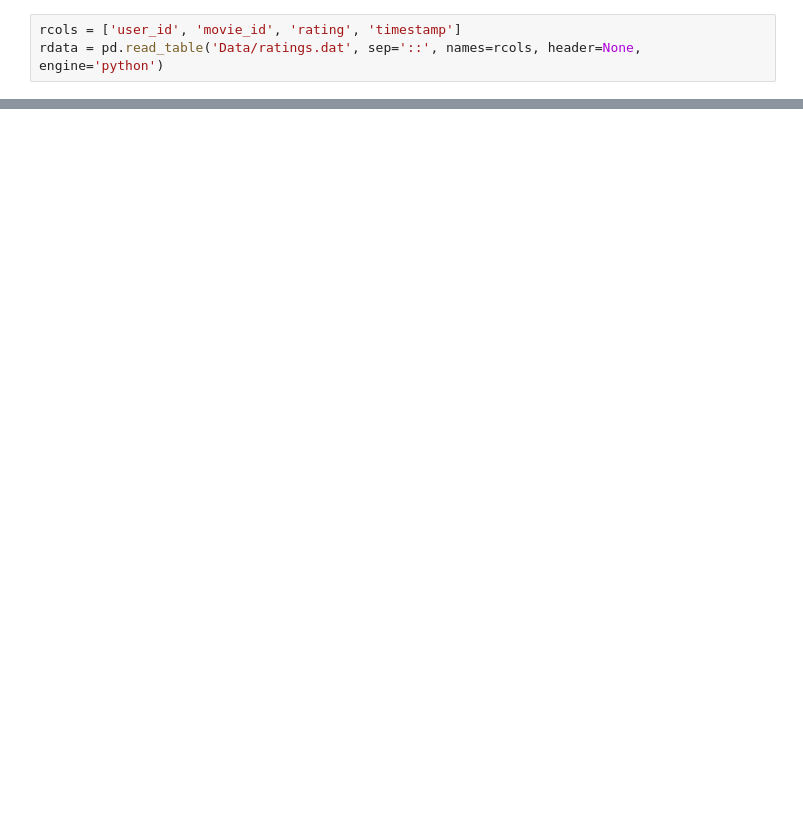
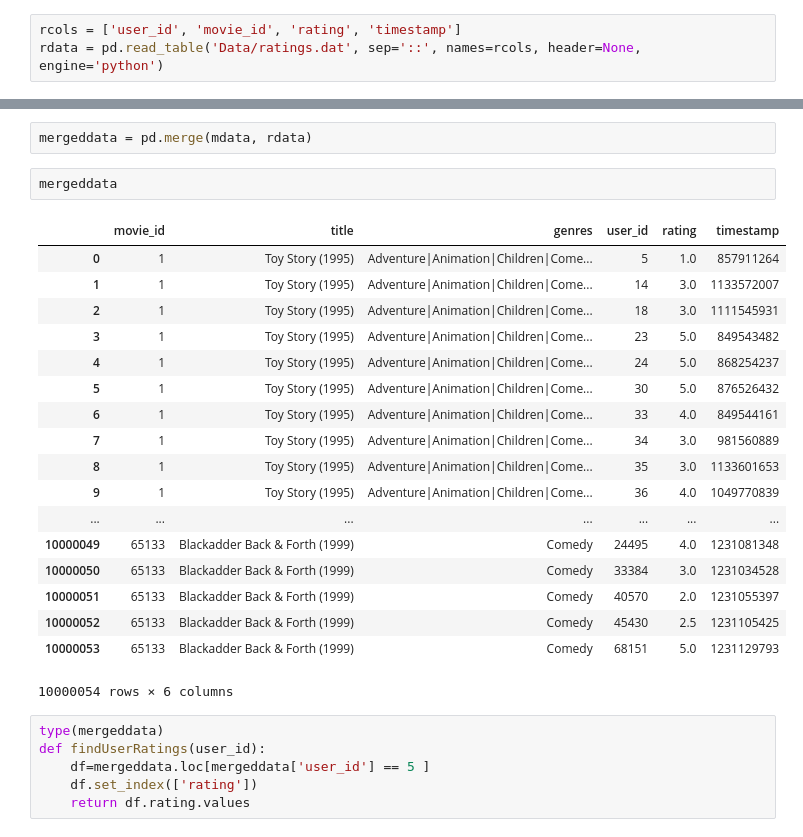
Before and after one commit to Bogazici-SWE546-Spring2016/SWE546_Final_Project, a Jupyter notebook: SinanGokdeniz_SWE546FinalProject.ipynb, the cells around one changed output, grey strips where cells are left out. Cells and saved outputs as stored; diff of their text form; blank space fills up the shorter version.

```diff
--- a/SinanGokdeniz_SWE546FinalProject.ipynb
+++ b/SinanGokdeniz_SWE546FinalProject.ipynb
@@ -43,0 +44,29 @@ rdata[:10]
+# %%
+mergeddata = pd.merge(mdata, rdata)
+# %%
+mergeddata
+# %% [output]
+|  | movie_id | title | genres | user_id | rating | timestamp |
+| 0 | 1 | Toy Story (1995) | Adventure|Animation|Children|Come... | 5 | 1.0 | 857911264 |
+| 1 | 1 | Toy Story (1995) | Adventure|Animation|Children|Come... | 14 | 3.0 | 1133572007 |
+| 2 | 1 | Toy Story (1995) | Adventure|Animation|Children|Come... | 18 | 3.0 | 1111545931 |
+| 3 | 1 | Toy Story (1995) | Adventure|Animation|Children|Come... | 23 | 5.0 | 849543482 |
+| 4 | 1 | Toy Story (1995) | Adventure|Animation|Children|Come... | 24 | 5.0 | 868254237 |
+| 5 | 1 | Toy Story (1995) | Adventure|Animation|Children|Come... | 30 | 5.0 | 876526432 |
+| 6 | 1 | Toy Story (1995) | Adventure|Animation|Children|Come... | 33 | 4.0 | 849544161 |
+| 7 | 1 | Toy Story (1995) | Adventure|Animation|Children|Come... | 34 | 3.0 | 981560889 |
+| 8 | 1 | Toy Story (1995) | Adventure|Animation|Children|Come... | 35 | 3.0 | 1133601653 |
+| 9 | 1 | Toy Story (1995) | Adventure|Animation|Children|Come... | 36 | 4.0 | 1049770839 |
+| ... | ... | ... | ... | ... | ... | ... |
+| 10000049 | 65133 | Blackadder Back & Forth (1999) | Comedy | 24495 | 4.0 | 1231081348 |
+| 10000050 | 65133 | Blackadder Back & Forth (1999) | Comedy | 33384 | 3.0 | 1231034528 |
+| 10000051 | 65133 | Blackadder Back & Forth (1999) | Comedy | 40570 | 2.0 | 1231055397 |
+| 10000052 | 65133 | Blackadder Back & Forth (1999) | Comedy | 45430 | 2.5 | 1231105425 |
+| 10000053 | 65133 | Blackadder Back & Forth (1999) | Comedy | 68151 | 5.0 | 1231129793 |
+10000054 rows × 6 columns
+# %%
+type(mergeddata)
+def findUserRatings(user_id):
+    df=mergeddata.loc[mergeddata['user_id'] == 5 ]
+    df.set_index(['rating'])
+    return df.rating.values
```
Also changed, not shown: parts of 6 cells of this notebook.
